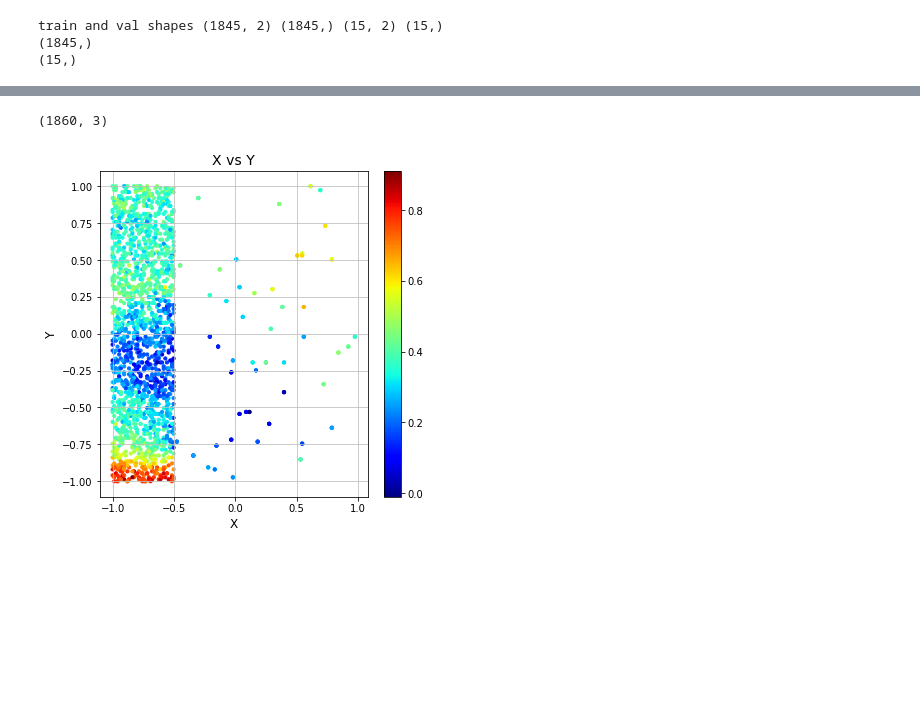
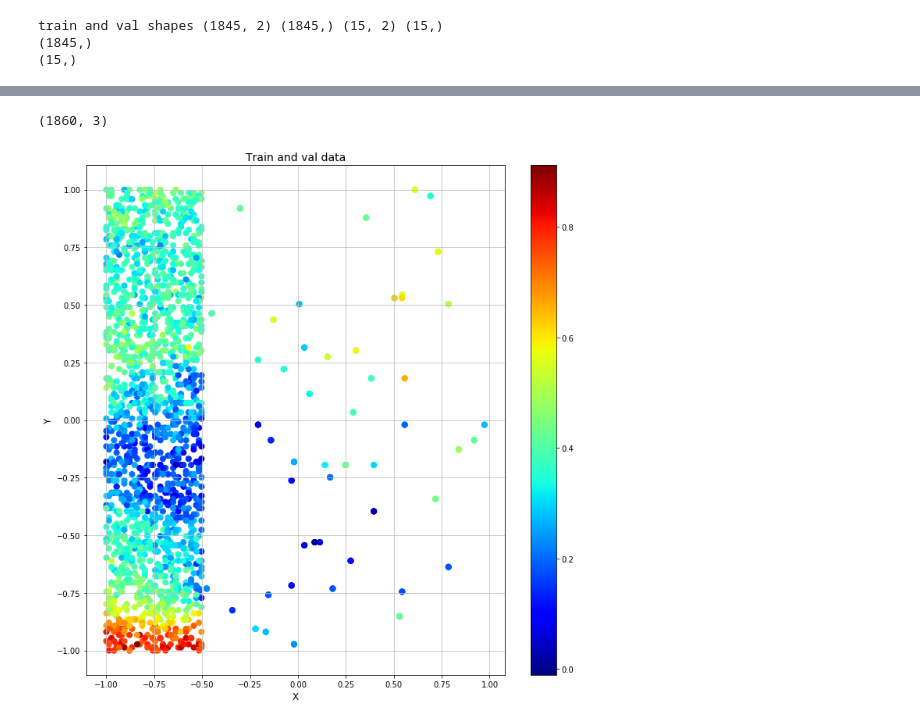
Before and after one commit to hanyao8/PAI-HS20, a Jupyter notebook: project1/explore_hy.ipynb, the cells around one changed output, grey strips where cells are left out. Drawn from its saved outputs; the diff is of its cells as text; code cells hidden in the pictures; blank space fills up the shorter version.

Commit message:
more visualizations

```diff
--- a/project1/explore_hy.ipynb
+++ b/project1/explore_hy.ipynb
@@ -227,22 +316,22 @@ print(models)
 # %%
 df_left_right = pd.concat([df_left,df_right])
 print(df_left_right.shape)
 
-fig = plt.figure(figsize=(6,6))
+fig = plt.figure(figsize=(12,12))
 ax = fig.add_subplot(111)
-ax.set_title("X vs Y",fontsize=14)
+ax.set_title("Train and val data",fontsize=14)
 ax.set_xlabel("X",fontsize=12)
 ax.set_ylabel("Y",fontsize=12)
 ax.grid(True,linestyle='-',color='0.75')
 
 # scatter with colormap mapping to z value
 points = ax.scatter(df_left_right['x0'].values,
                     df_left_right['x1'].values,
-                    s=10,
+                    s=50,
                     c=df_left_right['y'].values,
                     marker = 'o', cmap = cm.jet );
 fig.colorbar(points)
 plt.show()
 # %% [output]
 (1860, 3)
-[figure, old version]
+[figure, new version]
```
Also changed, not shown: parts of 31 cells of this notebook.
